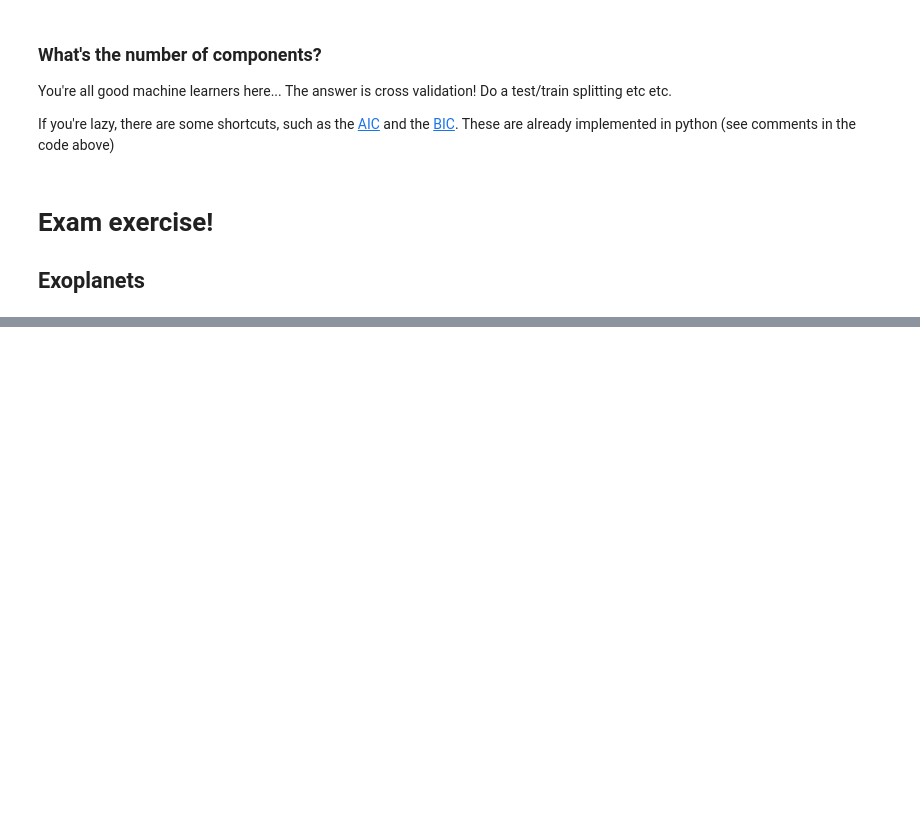
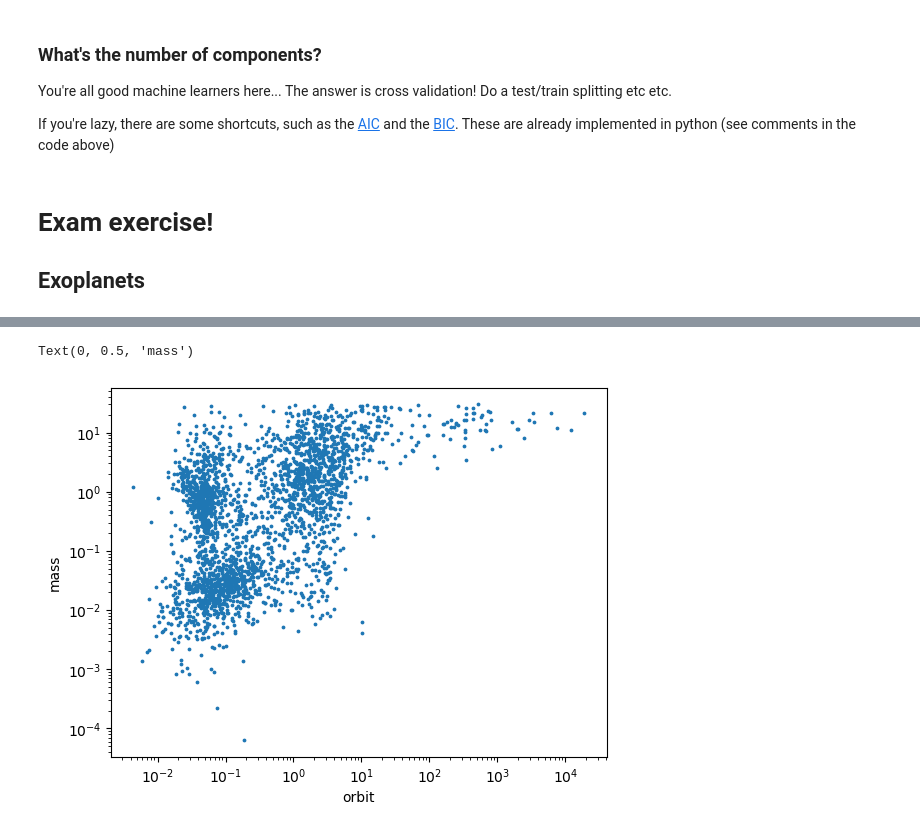
Before and after one commit to alessandrodipiano/machinelearning4physics_bicocca_2026, a Jupyter notebook: lectures/L03_densityestimation.ipynb, the cells around one changed output, grey strips where cells are left out. Saved outputs shown, nothing was run; the diff lists cells and outputs as text; code cells hidden in the pictures; blank space fills up the shorter version.

```diff
--- a/lectures/L03_densityestimation.ipynb
+++ b/lectures/L03_densityestimation.ipynb
@@ -622,0 +637,3 @@ You want to understand the pdf of exoplanets.
+# %%
+df=pd.read_csv(r'C:\Users\aless\Desktop\projects\astronomy_lab\machinelearning4physics_bicocca_2026\datasets\exoplanet.csv', comment='#')
+print(df.columns)
@@ -622,0 +674,11 @@ You want to understand the pdf of exoplanets.
+# %%
+import matplotlib.pyplot as plt
+
+plt.scatter( df['pl_orbsmax'],df['pl_bmassj'], s=3)
+plt.xscale('log')
+plt.xlabel('orbit')
+plt.yscale('log')
+plt.ylabel('mass')
+# %% [output]
+Text(0, 0.5, 'mass')
+[figure, added]
```
Also changed, not shown: parts of 24 cells of this notebook, 2 other files.
